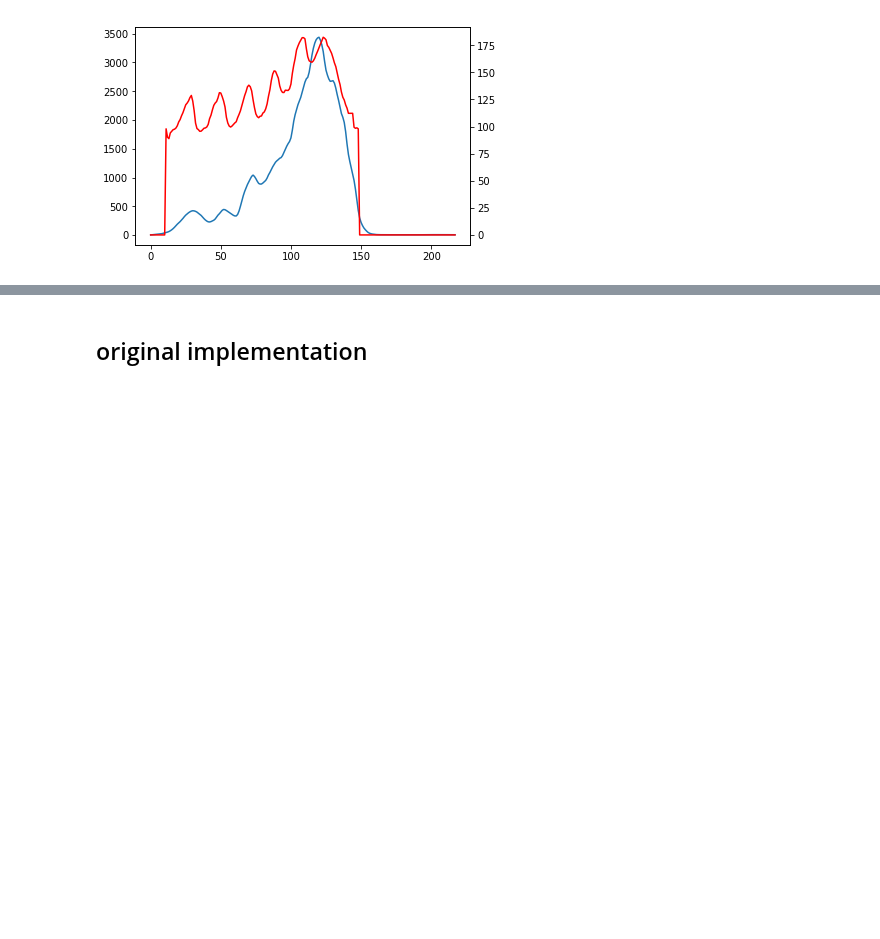
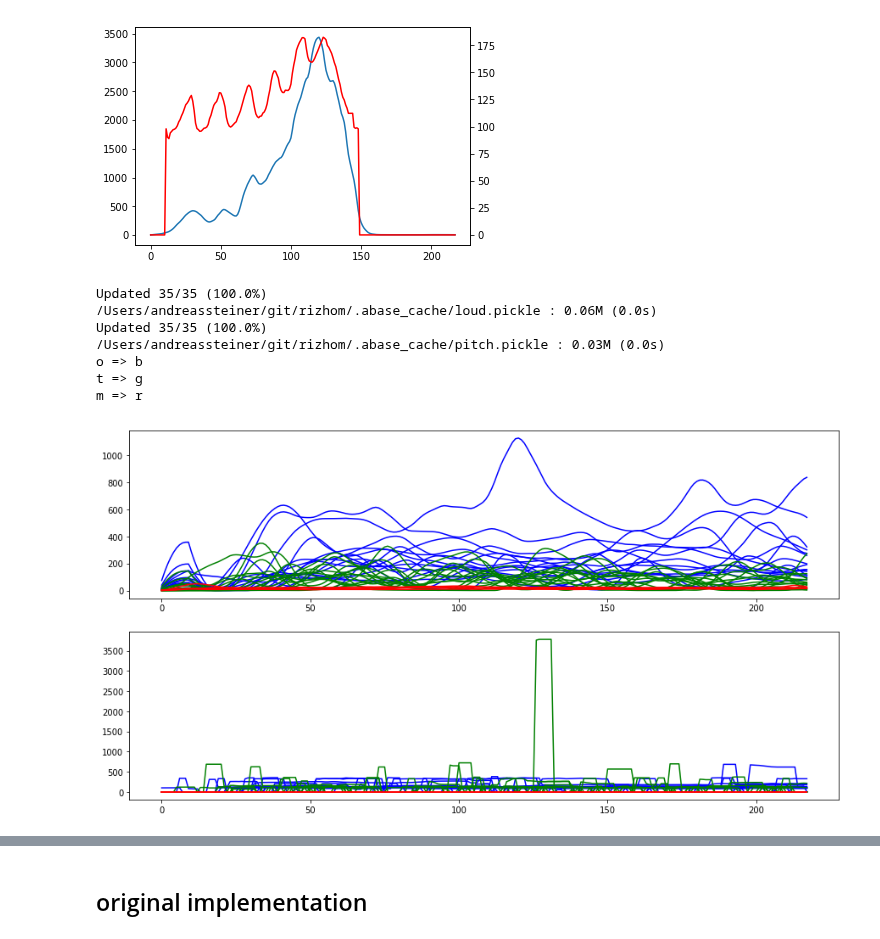
Before and after one commit to nuru-nu/moyo, a Jupyter notebook: notebooks/audio.ipynb, the cells around one changed output, grey strips where cells are left out. Drawn from its saved outputs; the diff is of its cells as text; code cells hidden in the pictures; blank space fills up the shorter version.

```diff
--- a/notebooks/audio.ipynb
+++ b/notebooks/audio.ipynb
@@ -154,0 +155,46 @@ plt.plot(pitches, 'r');
+# %%
+
+def plot_loud_pitch(ab, whats, tolerance=0.8, sample=0):
+
+    def make_loud(row):
+        louder = Louder()
+        return np.array([
+            louder(envelop_averager(buf))
+            for buf in util.Streamer(row['wav'])
+        ])
+
+    def make_pitch(row):
+        pitcher = Pitcher(tolerance=tolerance)
+        return np.array([
+            pitcher(buf)
+            for buf in util.Streamer(row['wav'])
+        ])
+
+    ab.clear('loud')
+    ab.transform('loud', make_loud)
+
+    ab.clear('pitch')
+    ab.transform('pitch', make_pitch)
+
+    cols = ('b', 'g', 'r', 'k')
+    _, axs = plt.subplots(2, 1, figsize=(15, 8))
+    for i, what in enumerate(whats):
+        col = cols[i % len(cols)]
+        print('{} => {}'.format(what, col))
+        df = ab.df.query('what == "{}"'.format(what))
+        if sample:
+            df = df.sample(n=sample)
+
+        axs[0].plot(np.array(list(df.loud)).T, col)
+        axs[1].plot(np.array(list(df.pitch)).T, col)
+
+plot_loud_pitch(ab, whats=('o', 't', 'm'))
+# %% [output]
+Updated 35/35 (100.0%)
+/Users/andreassteiner/git/rizhom/.abase_cache/loud.pickle : 0.06M (0.0s)
+Updated 35/35 (100.0%)
+/Users/andreassteiner/git/rizhom/.abase_cache/pitch.pickle : 0.03M (0.0s)
+o => b
+t => g
+m => r
+[figure, added]
```
Also changed, not shown: parts of 11 cells of this notebook, 2 other files.
